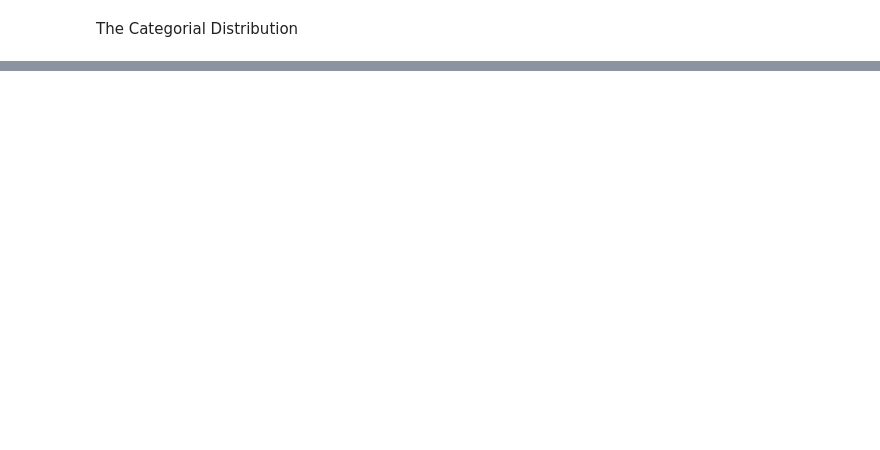
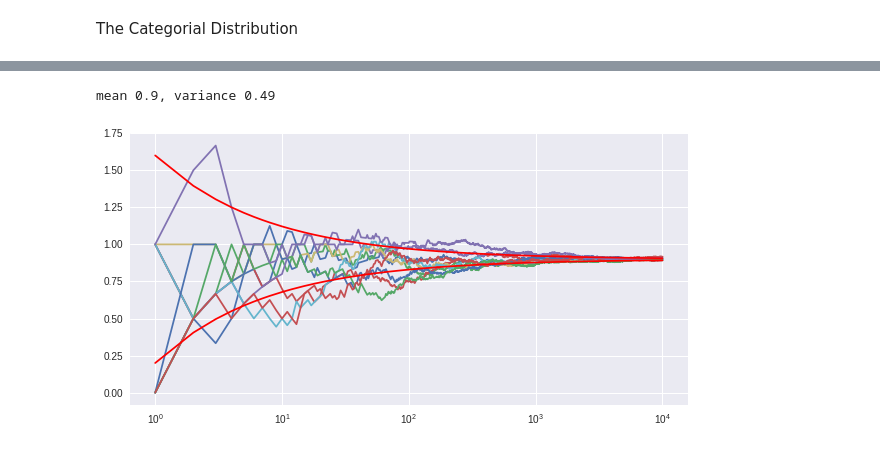
Before and after one commit to prasanth5reddy/D2L, a Jupyter notebook: The Basics/sampling.ipynb, the cells around one changed output, grey strips where cells are left out. Saved outputs shown, nothing was run; the diff lists cells and outputs as text; code cells hidden in the pictures; blank space fills up the shorter version.

```diff
--- a/The Basics/sampling.ipynb
+++ b/The Basics/sampling.ipynb
@@ -73,0 +99,22 @@ The Categorial Distribution
+# %%
+# Generate 10 random sequences of 10,000 uniformly distributed random variables
+tmp = np.random.uniform(size=(10000,10))
+x = 1.0 * (tmp > 0.3) + 1.0 * (tmp > 0.8)
+mean = 0 * 0.3 + 1 * 0.5 + 2 * 0.2
+variance = 1 * 0.5 + 4 * 0.2 - mean**2
+print('mean {}, variance {}'.format(mean, variance))
+
+# Cumulative sum and normalization
+y = np.arange(1,10001).reshape(10000,1)
+z = np.cumsum(x,axis=0) / y
+
+plt.figure(figsize=(10,5))
+for i in range(10):
+    plt.semilogx(y,z[:,i])
+
+plt.semilogx(y,(variance**0.5) * np.power(y,-0.5) + mean,'r')
+plt.semilogx(y,-(variance**0.5) * np.power(y,-0.5) + mean,'r')
+plt.show()
+# %% [output]
+mean 0.9, variance 0.49
+[figure, added]
```
Also changed, not shown: parts of 7 cells of this notebook.
